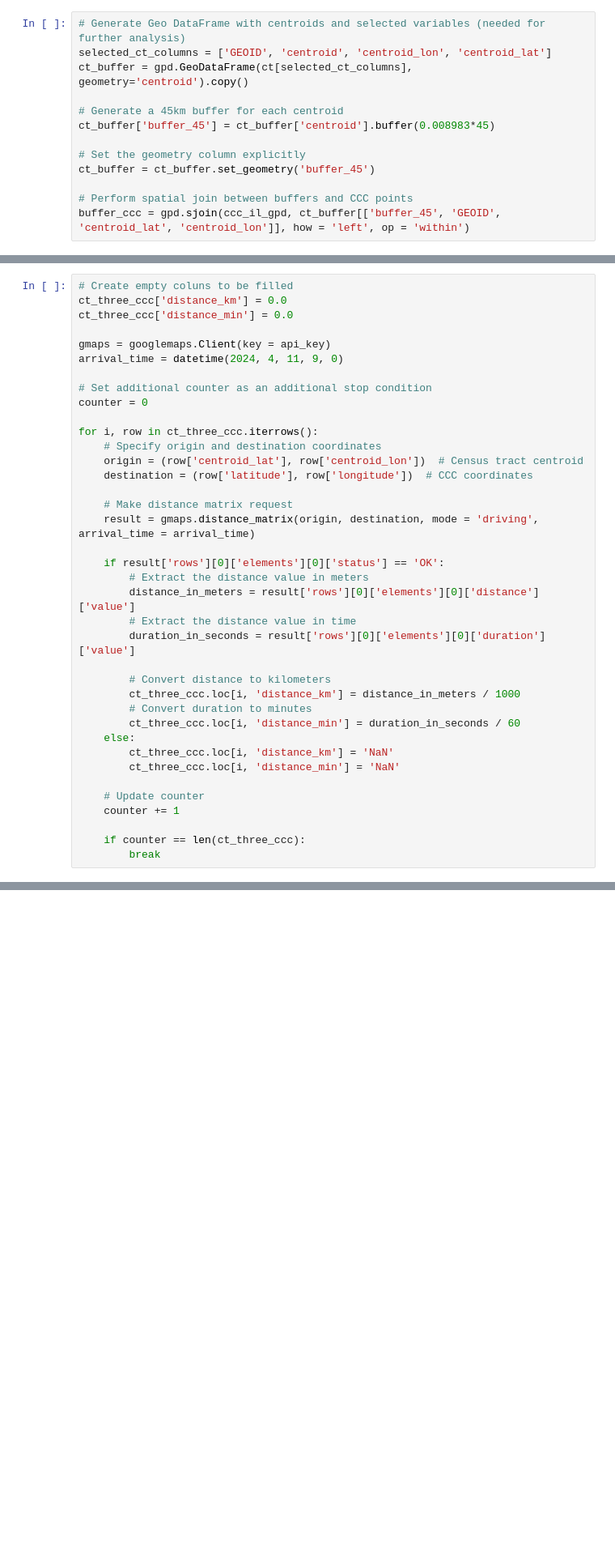
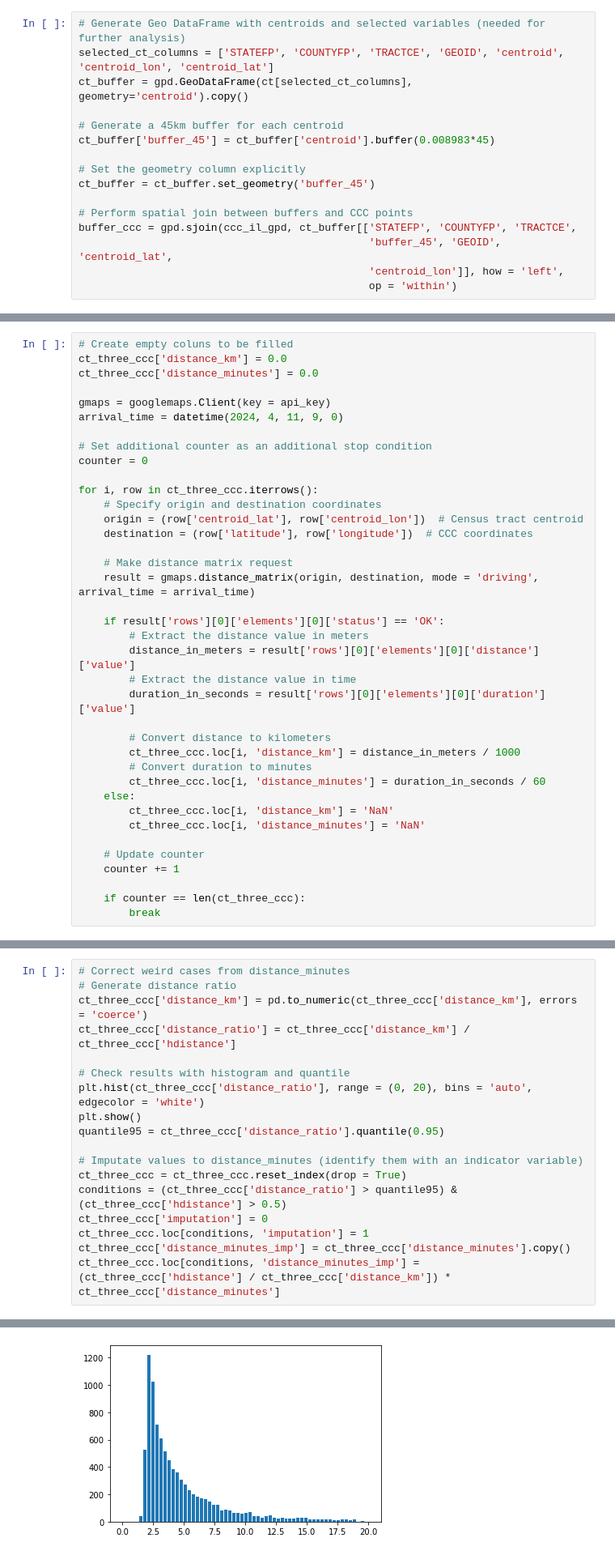
Before and after one commit to LosCAPPos/EarlyEducationProject, a Jupyter notebook: analysis/Spatial_join.ipynb, the cells around one changed output, grey strips where cells are left out. Shown: that part at 81% size. Saved outputs shown, nothing was run; the diff lists cells and outputs as text; blank space fills up the shorter version.

```diff
--- a/analysis/Spatial_join.ipynb
+++ b/analysis/Spatial_join.ipynb
@@ -95,7 +95,7 @@ We will draw a buffer from each census tract centroid and use it to assign CCC t
 A large buffer (45km) was selected to make sure most census tract buffers' woud capture at least three CCC
 # %%
 # Generate Geo DataFrame with centroids and selected variables (needed for further analysis)
-selected_ct_columns = ['GEOID', 'centroid', 'centroid_lon', 'centroid_lat']
+selected_ct_columns = ['STATEFP', 'COUNTYFP', 'TRACTCE', 'GEOID', 'centroid', 'centroid_lon', 'centroid_lat']
 ct_buffer = gpd.GeoDataFrame(ct[selected_ct_columns], geometry='centroid').copy()
 
 # Generate a 45km buffer for each centroid
@@ -105,7 +105,10 @@ ct_buffer['buffer_45'] = ct_buffer['centroid'].buffer(0.008983*45)
 ct_buffer = ct_buffer.set_geometry('buffer_45')
 
 # Perform spatial join between buffers and CCC points
-buffer_ccc = gpd.sjoin(ccc_il_gpd, ct_buffer[['buffer_45', 'GEOID', 'centroid_lat', 'centroid_lon']], how = 'left', op = 'within')
+buffer_ccc = gpd.sjoin(ccc_il_gpd, ct_buffer[['STATEFP', 'COUNTYFP', 'TRACTCE',
+                                              'buffer_45', 'GEOID', 'centroid_lat',
+                                              'centroid_lon']], how = 'left',
+                                              op = 'within')
 # %% [output]
   ct_buffer['buffer_45'] = ct_buffer['centroid'].buffer(0.008983*45)
 Use `to_crs()` to reproject one of the input geometries to match the CRS of the other.
@@ -160,7 +163,7 @@ with open(GoogleAPI_fn, "r") as file:
 # %%
 # Create empty coluns to be filled
 ct_three_ccc['distance_km'] = 0.0
-ct_three_ccc['distance_min'] = 0.0
+ct_three_ccc['distance_minutes'] = 0.0
 
 gmaps = googlemaps.Client(key = api_key)
 arrival_time = datetime(2024, 4, 11, 9, 0)
@@ -185,10 +188,10 @@ for i, row in ct_three_ccc.iterrows():
         # Convert distance to kilometers
         ct_three_ccc.loc[i, 'distance_km'] = distance_in_meters / 1000
         # Convert duration to minutes
-        ct_three_ccc.loc[i, 'distance_min'] = duration_in_seconds / 60
+        ct_three_ccc.loc[i, 'distance_minutes'] = duration_in_seconds / 60
     else:
         ct_three_ccc.loc[i, 'distance_km'] = 'NaN'
-        ct_three_ccc.loc[i, 'distance_min'] = 'NaN'
+        ct_three_ccc.loc[i, 'distance_minutes'] = 'NaN'
 
     # Update counter
     counter += 1
@@ -217,3 +228,22 @@ print(last_rows)
 123     41.958
 912     47.186
 Name: distance_km, dtype: object
+# %%
+# Correct weird cases from distance_minutes
+# Generate distance ratio
+ct_three_ccc['distance_km'] = pd.to_numeric(ct_three_ccc['distance_km'], errors = 'coerce')
+ct_three_ccc['distance_ratio'] = ct_three_ccc['distance_km'] / ct_three_ccc['hdistance']
+
+# Check results with histogram and quantile
+plt.hist(ct_three_ccc['distance_ratio'], range = (0, 20), bins = 'auto', edgecolor = 'white')
+plt.show()
+quantile95 = ct_three_ccc['distance_ratio'].quantile(0.95)
+
+# Imputate values to distance_minutes (identify them with an indicator variable)
+ct_three_ccc = ct_three_ccc.reset_index(drop = True)
+conditions = (ct_three_ccc['distance_ratio'] > quantile95) & (ct_three_ccc['hdistance'] > 0.5)
+ct_three_ccc['imputation'] = 0
+ct_three_ccc.loc[conditions, 'imputation'] = 1
+ct_three_ccc['distance_minutes_imp'] = ct_three_ccc['distance_minutes'].copy()
+ct_three_ccc.loc[conditions, 'distance_minutes_imp'] = (ct_three_ccc['hdistance'] / ct_three_ccc['distance_km']) * ct_three_ccc['distance_minutes']
+# %% [output]
@@ -220,3 +260,4 @@ Name: distance_km, dtype: object
+[figure, added]
 # %%
 # Save data as csv
 ct_three_ccc.to_csv('../data/census_ccc_joined.csv', index = True)
```
Also changed, not shown: parts of 10 cells of this notebook, 4 other files.
